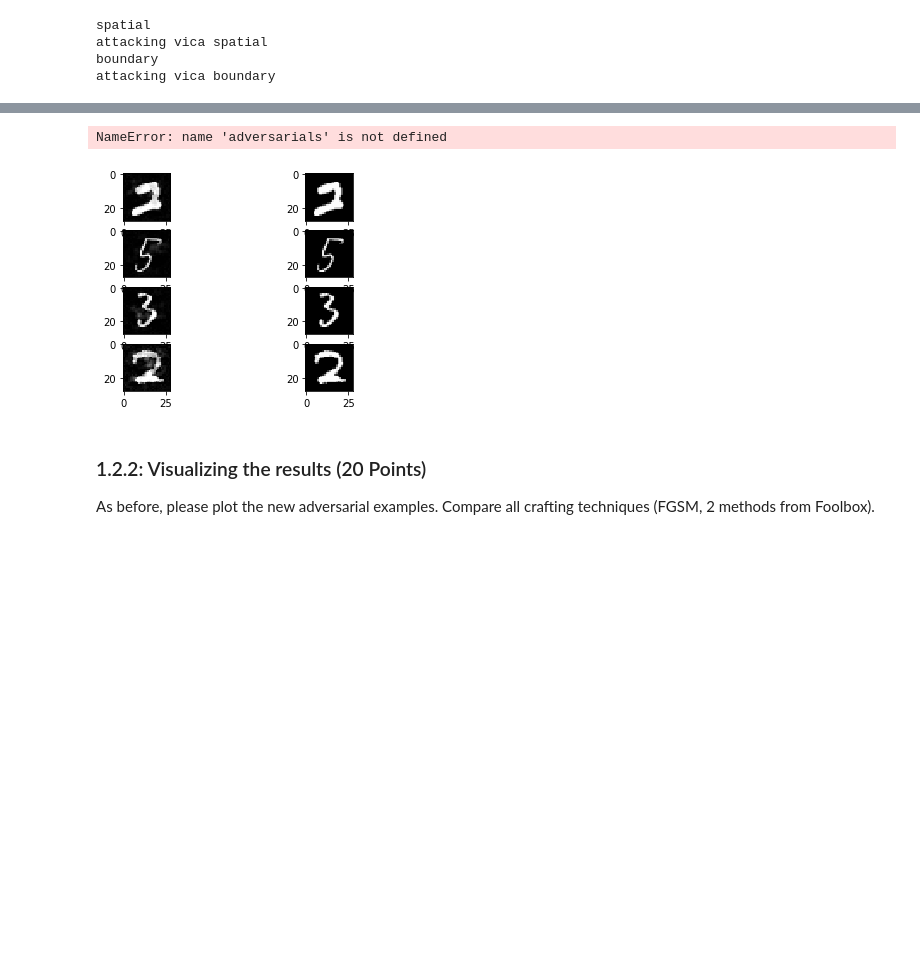
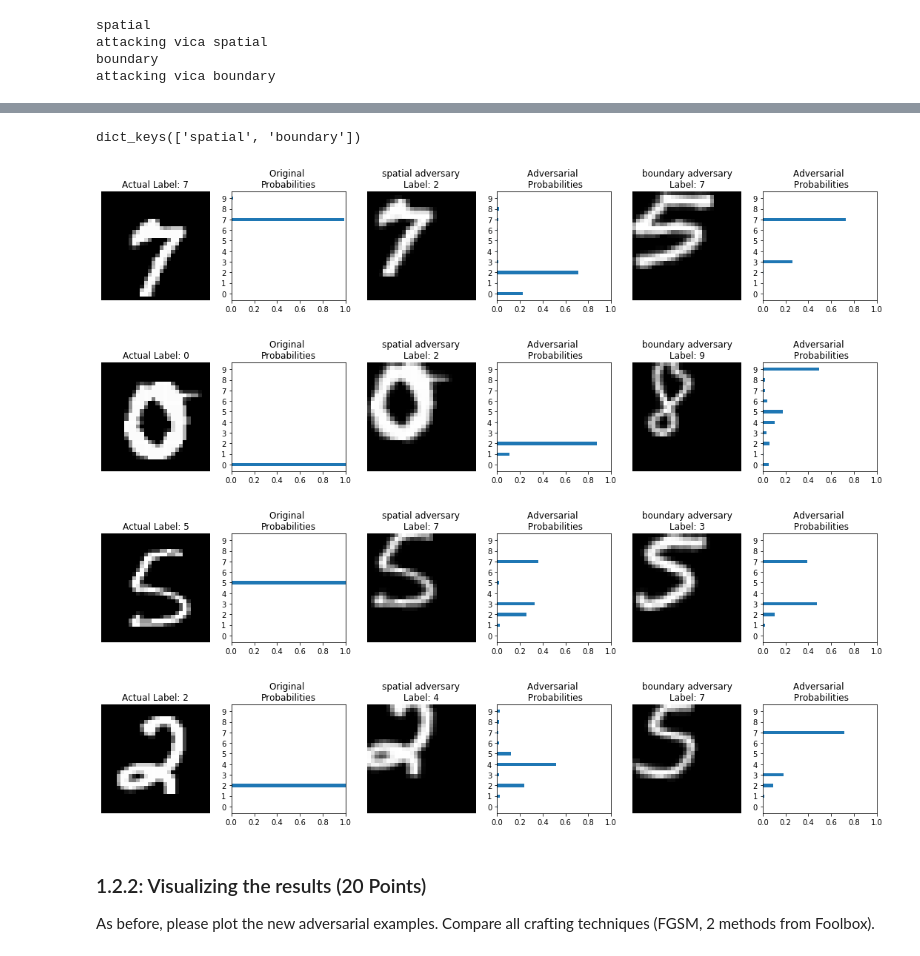
Before and after one commit to muhammadyaseen/mlcysecproj3, a Jupyter notebook: Project3_Notebook.ipynb, the cells around one changed output, grey strips where cells are left out. Cells and saved outputs as stored; diff of their text form; code cells hidden in the pictures; blank space fills up the shorter version.

Commit message:
added visualization for 2 attacks

```diff
--- a/Project3_Notebook.ipynb
+++ b/Project3_Notebook.ipynb
@@ -681,12 +633,0 @@ tensor([[-4.2791, 10.2688, -1.4565, -5.4203,  2.3856, -3.7697, -0.3766, -2.5167,
-# %%
-R = len(adversarials)
-p=1
-for a,i  in zip(adversarials, inputs):
-    plt.subplot(R,2,p)
-    plt.imshow(a.squeeze(),cmap='gray')
-    plt.subplot(R,2,p+1)
-    plt.imshow(i.squeeze(),cmap='gray')
-    p=p+2
-#plt.show()
-# %% [output]
-NameError: name 'adversarials' is not defined
@@ -710,15 +634,45 @@ for i, data in tqdm(enumerate(mnist_train_data_loader, 0)):
-# %%
-R = len(adversarials)
-p=1
-for a,i  in zip(adversarials, inputs):
-    plt.subplot(R,2,p)
-    plt.imshow(a.squeeze(),cmap='gray')
-    plt.subplot(R,2,p+1)
-    plt.imshow(i.squeeze(),cmap='gray')
-    p=p+2
-#plt.show()
-# %% [output]
-[figure, removed]
+# %%
+print(found_adversaries.keys())
+
+num_adv=4
+
+for i in range(0,num_adv):
+
+    fig, ax = plt.subplots(ncols=2*len(tried_attacks) + 2, nrows = 1,figsize=(15,3))
+
+    ax[0].imshow(found_adversaries[tried_attacks[0]][i].true_image,cmap='gray')
+    ax[0].axis('off') # no need to show axes on images
+    ax[0].set_title("Actual Label: {0}".format(found_adversaries[tried_attacks[0]][i].true_label))
+
+    ax[1].barh(list(range(0,10)), found_adversaries[tried_attacks[0]][i].true_score, 0.3)
+    ax[1].set_yticks(list(range(0,10))) # needed to show all class labels on y axis
+    ax[1].set_xlim([0,1])
+    ax[1].set_title("Original \nProbabilities")
+
+    idx = 2
+
+    for atk in tried_attacks:
+
+        ax[idx].imshow(found_adversaries[atk][i].adv_image,cmap='gray')
+        ax[idx].axis('off')
+        ax[idx].set_title(
+            found_adversaries[atk][i].gen_method + " adversary\n" +
+            "Label: " + str(found_adversaries[atk][i].adv_label))
+
+        ax[idx+1].barh(list(range(0,10)), found_adversaries[atk][i].adv_score, 0.3)
+        ax[idx+1].set_yticks(list(range(0,10))) # needed to show all class labels on y axis
+        ax[idx+1].set_xlim([0,1]) # need to do this, so bars are comparable visually.
+        ax[idx+1].set_title("Adversarial \n Probabilities")
+
+        idx = idx + 2
+
+    plt.tight_layout()
+# %% [output]
+dict_keys(['spatial', 'boundary'])
+[figure, added]
+[figure, added]
+[figure, added]
+[figure, added]
 # %% [markdown]
 ### 1.2.2: Visualizing the results (20 Points)
 As before, please plot the new adversarial examples. Compare all crafting techniques (FGSM, 2 methods from Foolbox).
```
Also changed, not shown: parts of 7 cells of this notebook.
